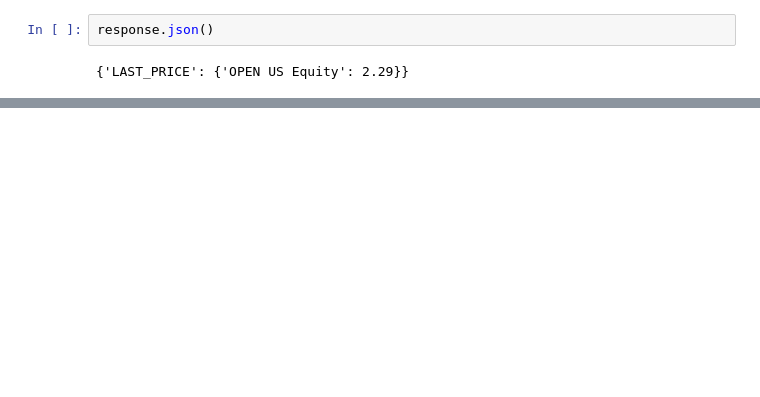
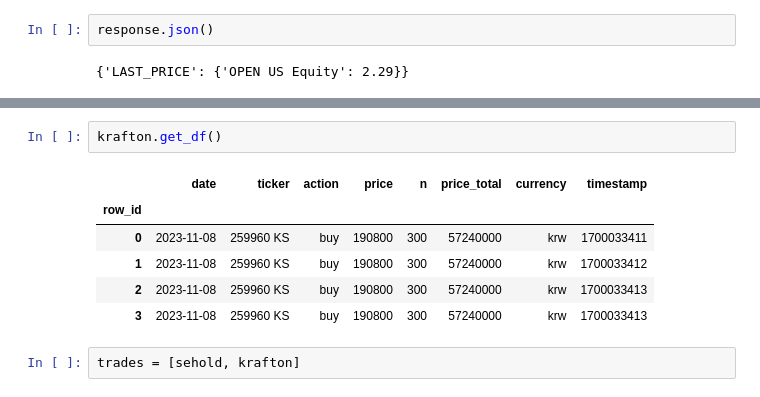
Before and after one commit to nailen1/rap-wrap, a Jupyter notebook: rpa-wrap.ipynb, the cells around one changed output, grey strips where cells are left out. Cells and saved outputs as stored; diff of their text form; blank space fills up the shorter version.

```diff
--- a/rpa-wrap.ipynb
+++ b/rpa-wrap.ipynb
@@ -168,0 +714,11 @@ get_time_now()
+# %%
+krafton.get_df()
+# %% [output]
+|  | date | ticker | action | price | n | price_total | currency | timestamp |
+| row_id |  |  |  |  |  |  |  |  |
+| 0 | 2023-11-08 | 259960 KS | buy | 190800 | 300 | 57240000 | krw | 1700033411 |
+| 1 | 2023-11-08 | 259960 KS | buy | 190800 | 300 | 57240000 | krw | 1700033412 |
+| 2 | 2023-11-08 | 259960 KS | buy | 190800 | 300 | 57240000 | krw | 1700033413 |
+| 3 | 2023-11-08 | 259960 KS | buy | 190800 | 300 | 57240000 | krw | 1700033413 |
+# %%
+trades = [sehold, krafton]
```
Also changed, not shown: parts of 50 cells of this notebook, 1 other file.
